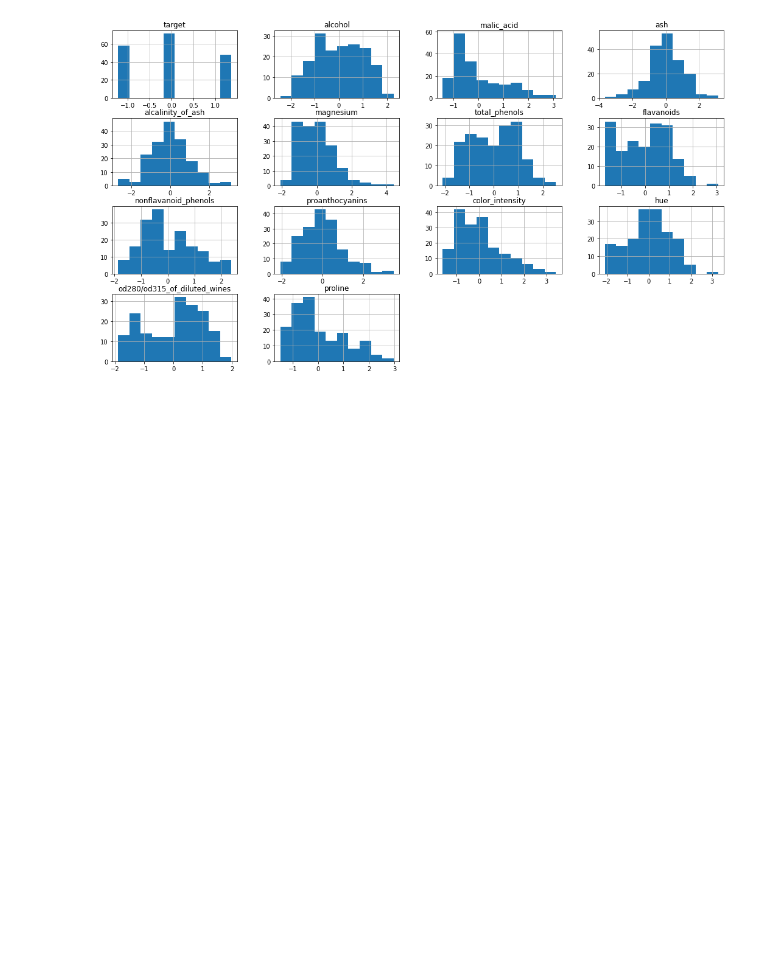
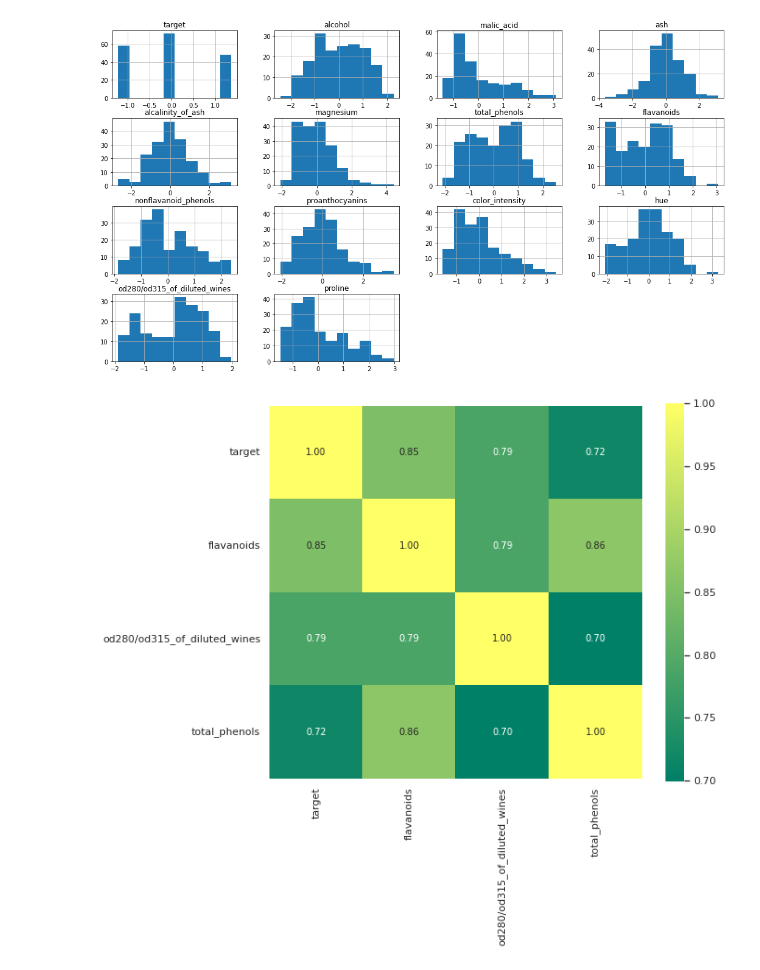
Before and after one commit to JMML2021/Sprint-7.-Algoritmes-d-aprenentatge-supervisat-Classificaci-, a Jupyter notebook: Sprint_7_Algoritmes_d’aprenentatge_supervisat_Classificacio.ipynb, the cells around one changed output. Saved outputs shown, nothing was run; the diff lists cells and outputs as text; code cells hidden in the pictures; blank space fills up the shorter version.

```diff
--- a/Sprint_7_Algoritmes_d’aprenentatge_supervisat_Classificacio.ipynb
+++ b/Sprint_7_Algoritmes_d’aprenentatge_supervisat_Classificacio.ipynb
@@ -350,3 +357,15 @@ array([[<matplotlib.axes._subplots.AxesSubplot object at 0x...>,
         <matplotlib.axes._subplots.AxesSubplot object at 0x...>]],
       dtype=object)
 [figure]
+# %%
+# Quiero ver que variables tienen mas correlacion con respecto al target
+
+
+columns_sorted = df3.corr().abs().nlargest(4, 'target').index
+correlation_sorted = np.corrcoef(df3[columns_sorted].values.T)
+
+f, ax = plt.subplots(figsize = (9,7.5))
+hm = sns.heatmap(abs(correlation_sorted), annot=True, square=True, fmt='.2f', annot_kws={'size': 10}, yticklabels=columns_sorted.values, xticklabels=columns_sorted.values, cmap='summer')
+plt.show()
+# %% [output]
+[figure, added]
```
Also changed, not shown: parts of 12 cells of this notebook.
